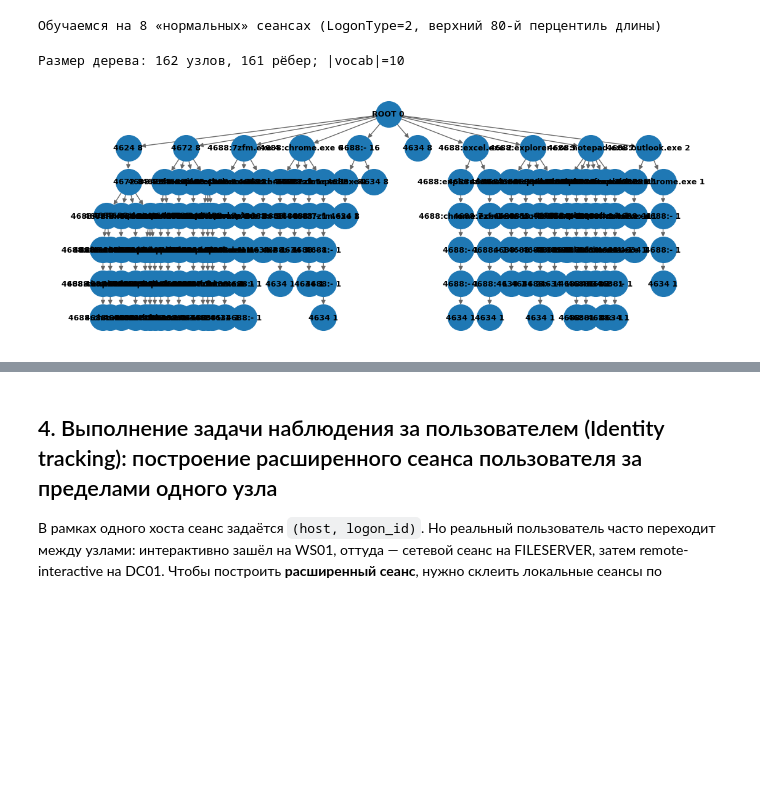
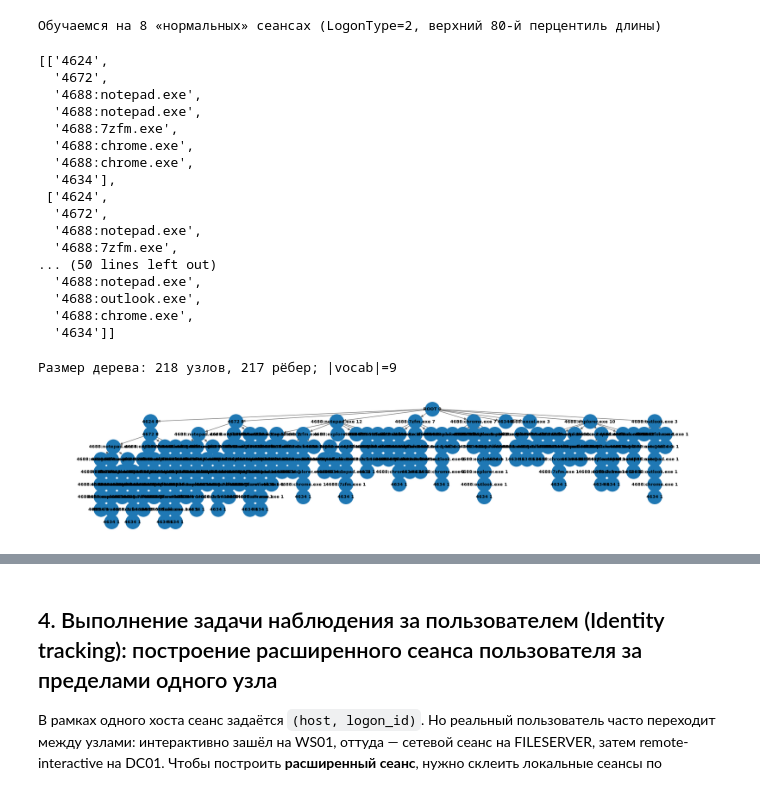
Before and after one commit to nick1982ad/CS_Data_analysis, a Jupyter notebook: Jupyter Notebooks/03_Практика_анализ_событий.ipynb, the cells around one changed output, grey strips where cells are left out. Cells and saved outputs as stored; diff of their text form; code cells hidden in the pictures; blank space fills up the shorter version.

```diff
--- a/Jupyter Notebooks/03_Практика_анализ_событий.ipynb
+++ b/Jupyter Notebooks/03_Практика_анализ_событий.ipynb
@@ -335,11 +362,11 @@ def build_sessions(df):
             "duration_s": (g["ts"].max() - g["ts"].min()).total_seconds(),
             "n_events": len(g),
             "event_seq": g["event_id"].tolist(),
-            "process_seq": [p for p in g["process_name"].fillna("") if p],
+            "process_seq": [p for p in g["process_name"].fillna("-") if p],
         })
     return pd.DataFrame(sessions)
 
 sess_df = build_sessions(df).sort_values("ts_start").reset_index(drop=True)
 print(f"Всего сеансов: {len(sess_df)}")
-sess_df.head(8)
+sess_df
 # %% [output]
@@ -356,7 +400,7 @@ sess_df.head(8)
 # %%
 fig, ax = plt.subplots(figsize=(12, max(3, 0.25*len(sess_df))))
 colors = {2:"#4caf50", 3:"#1976d2", 7:"#9c27b0", 10:"#ff9800"}
-for i, row in sess_df.iterrows():
+for i, row in sess_df[sess_df['logon_type'] == 3].iterrows():
     c = colors.get(row["logon_type"], "#888")
     ax.barh(i, max((row["ts_end"]-row["ts_start"]).total_seconds()/60, 1),
             left=row["ts_start"], color=c, edgecolor="black", linewidth=0.3)
@@ -516,8 +576,7 @@ class PrefixTree:
 # %%
 def session_to_tokens(row):
     out = []
-    proc_seq = list(row["process_seq"]) + ["-"] * len(row["event_seq"])
-    for eid, p in zip(row["event_seq"], proc_seq):
+    for eid, p in zip(row["event_seq"], row["process_seq"]):
         if eid == 4688 and p:
             base = str(p).replace("\\", "/").rsplit("/", 1)[-1].lower()
             out.append(f"4688:{base}")
@@ -541,25 +601,45 @@ train_seqs = sess_df.loc[train_mask, "tokens"].tolist()
 print(f"Обучаемся на {len(train_seqs)} «нормальных» сеансах (LogonType=2, верхний 80-й перцентиль длины)")
 # %% [output]
 Обучаемся на 8 «нормальных» сеансах (LogonType=2, верхний 80-й перцентиль длины)
+# %%
+train_seqs
+# %% [output]
+[['4624',
+  '4672',
+  '4688:notepad.exe',
+  '4688:notepad.exe',
+  '4688:7zfm.exe',
+  '4688:chrome.exe',
+  '4688:chrome.exe',
+  '4634'],
+ ['4624',
+  '4672',
+  '4688:notepad.exe',
+  '4688:7zfm.exe',
+... (50 lines left out)
+  '4688:notepad.exe',
+  '4688:outlook.exe',
+  '4688:chrome.exe',
+  '4634']]
 # %%
-tree = PrefixTree(max_depth=6, smoothing=0.3).fit(train_seqs)
+tree = PrefixTree(max_depth=9, smoothing=0.001).fit(train_seqs)
 print(f"Размер дерева: {tree.G.number_of_nodes()} узлов, {tree.G.number_of_edges()} рёбер; |vocab|={len(tree.vocab)}")
 # %% [output]
-Размер дерева: 162 узлов, 161 рёбер; |vocab|=10
+Размер дерева: 218 узлов, 217 рёбер; |vocab|=9
 # %%
-pos = hierarchy_pos(tree.G, root=(), width=8.0, vert_gap=0.45)
+pos = hierarchy_pos(tree.G, root=(), width=2.0, vert_gap=0.45)
 labels = {n: (f"ROOT {tree.G.nodes[n]['count']}" if n == () else n[-1] + " " + str(tree.G.nodes[n]['count'])) for n in tree.G.nodes()}
 #node_colors = ["#e53935" if tree.G.nodes[n]["terminal"]
 #               else ("#888" if n == () else "#ffd180")
 #               for n in tree.G.nodes()]
 
-plt.figure(figsize=(11, 4))
+plt.figure(figsize=(20, 4))
 nx.draw(tree.G, pos,
         labels=labels,
         node_size=900, font_size=9, font_weight="bold",
         arrowsize=10, edge_color="#666")
 plt.show()
 # %% [output]
-[figure, old version]
+[figure, new version]
 # %%
 sess_df["nll"] = sess_df["tokens"].apply(tree.neg_log_prob)
```
Also changed, not shown: parts of 31 cells of this notebook, 1 other file.
